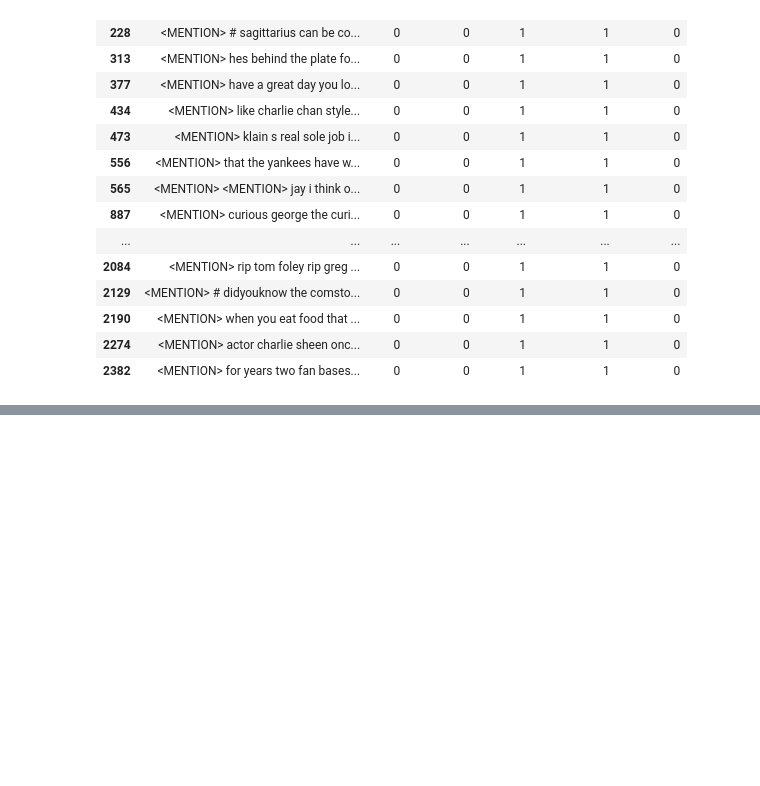
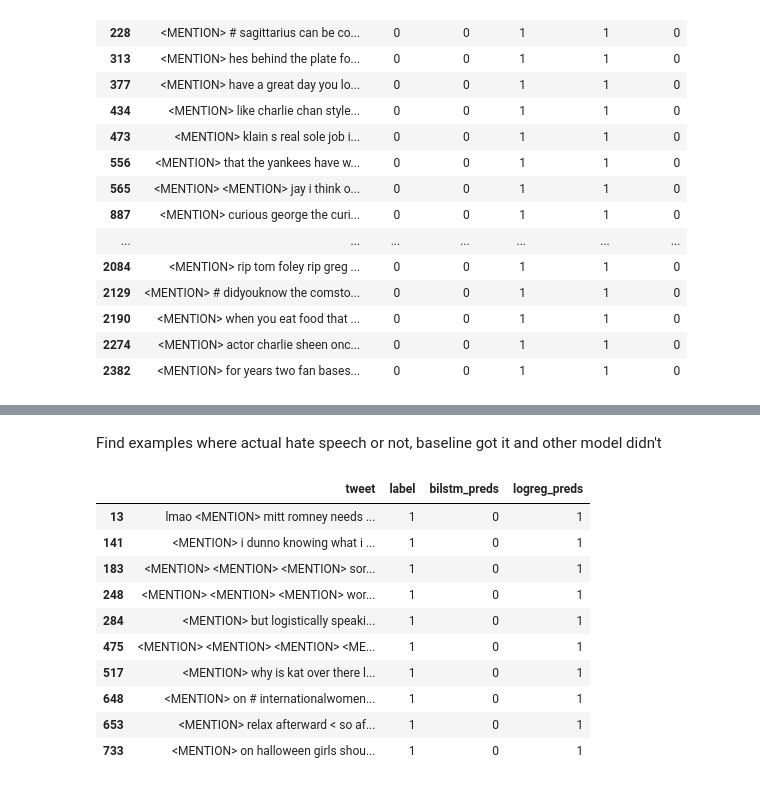
Before and after one commit to qinlans/11-830-Final-Project, a Jupyter notebook: jupyter_notebooks/top-features_error-analysis.ipynb, the cells around one changed output, grey strips where cells are left out. Saved outputs shown, nothing was run; the diff lists cells and outputs as text; code cells hidden in the pictures; blank space fills up the shorter version.

```diff
--- a/jupyter_notebooks/top-features_error-analysis.ipynb
+++ b/jupyter_notebooks/top-features_error-analysis.ipynb
@@ -404,0 +458,2 @@ d_fp
+# %% [markdown]
+Find examples where actual hate speech or not, baseline got it and other model didn't
@@ -404,0 +476,14 @@ d_fp
+# %%
+d_fn
+# %% [output]
+|  | tweet | label | bilstm_preds | logreg_preds |
+| 13 | lmao <MENTION> mitt romney needs ... | 1 | 0 | 1 |
+| 141 | <MENTION> i dunno knowing what i ... | 1 | 0 | 1 |
+| 183 | <MENTION> <MENTION> <MENTION> sor... | 1 | 0 | 1 |
+| 248 | <MENTION> <MENTION> <MENTION> wor... | 1 | 0 | 1 |
+| 284 | <MENTION> but logistically speaki... | 1 | 0 | 1 |
+| 475 | <MENTION> <MENTION> <MENTION> <ME... | 1 | 0 | 1 |
+| 517 | <MENTION> why is kat over there l... | 1 | 0 | 1 |
+| 648 | <MENTION> on # internationalwomen... | 1 | 0 | 1 |
+| 653 | <MENTION> relax afterward < so af... | 1 | 0 | 1 |
+| 733 | <MENTION> on halloween girls shou... | 1 | 0 | 1 |
```
Also changed, not shown: parts of 12 cells of this notebook, 2 other files.
